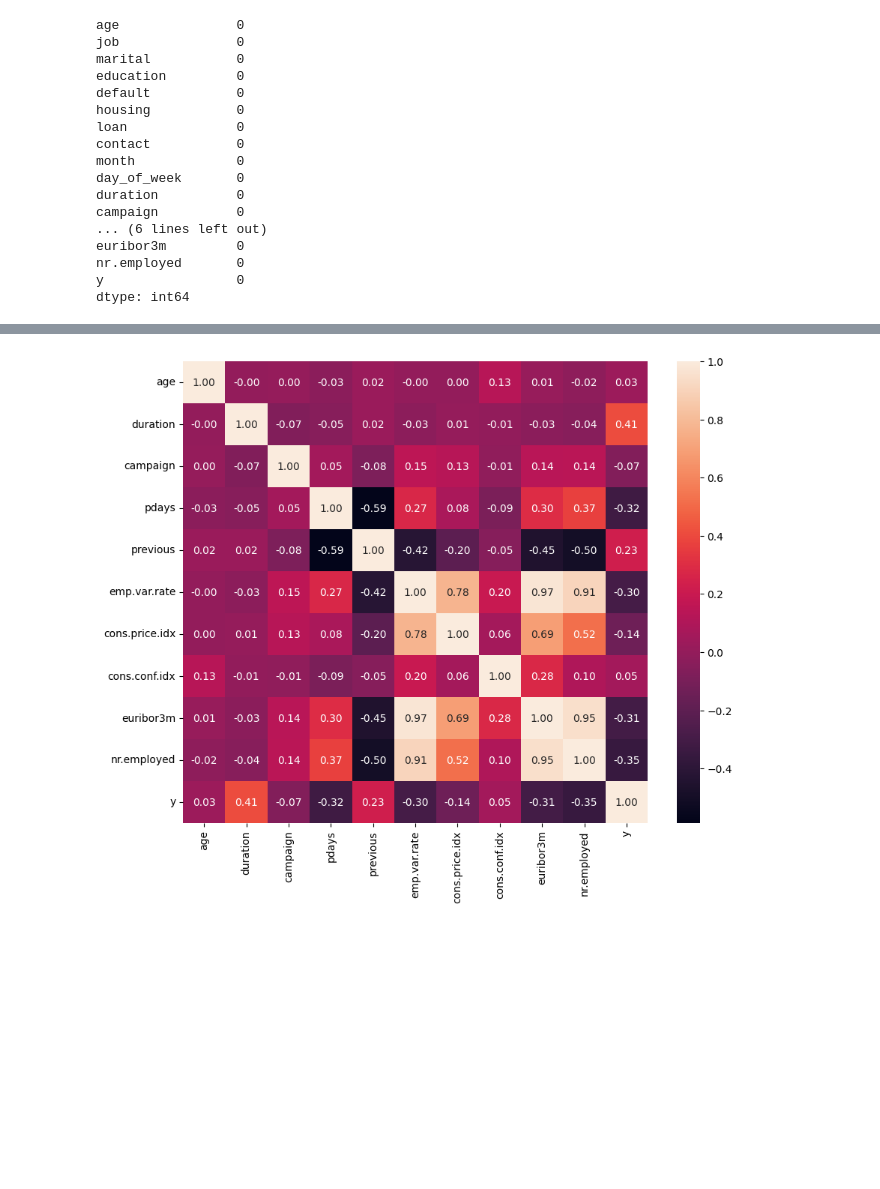
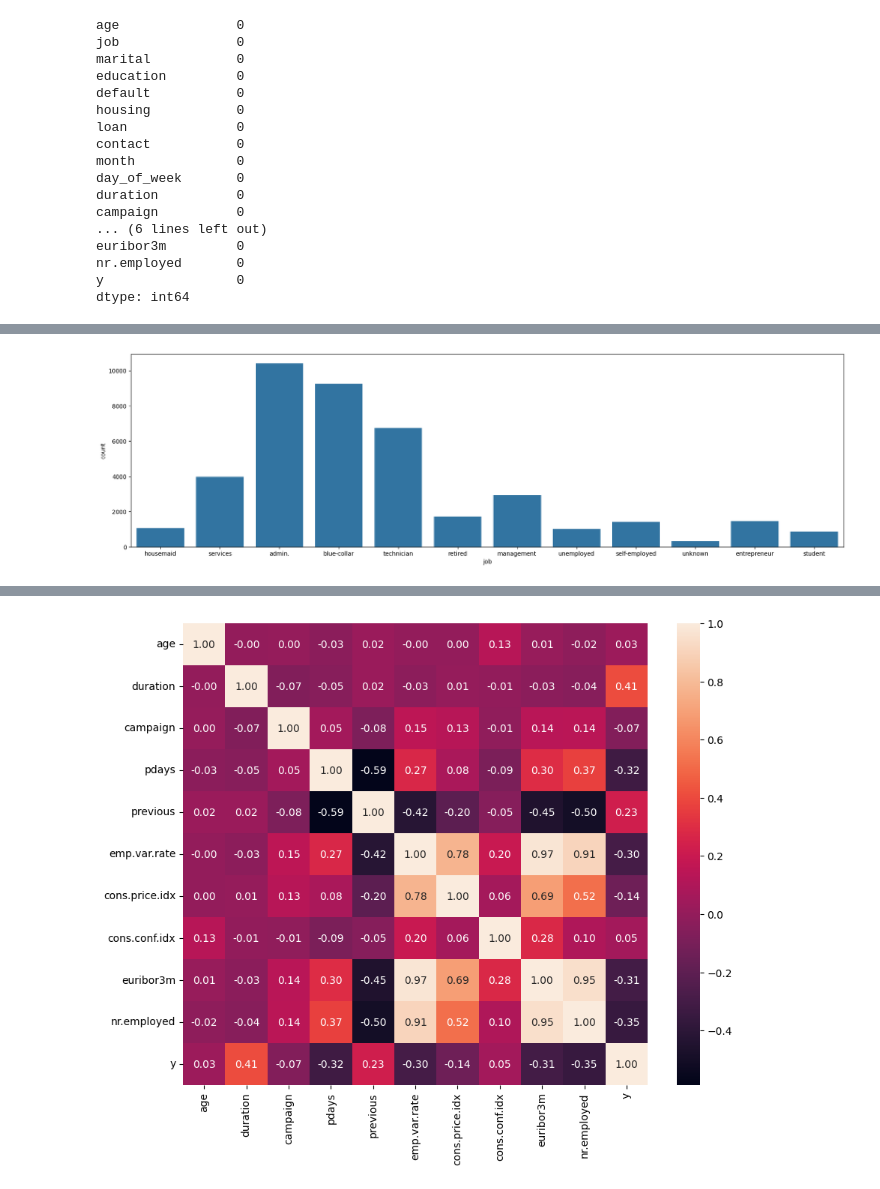
Before and after one commit to Egor1077/Works, a Jupyter notebook: Bank marketing campaign/Analysis.ipynb, the cells around one changed output, grey strips where cells are left out. Drawn from its saved outputs; the diff is of its cells as text; code cells hidden in the pictures; blank space fills up the shorter version.

```diff
--- a/Bank marketing campaign/Analysis.ipynb
+++ b/Bank marketing campaign/Analysis.ipynb
@@ -42,0 +71,8 @@ dtype: int64
+# %%
+# job bar plot
+
+plt.figure(figsize=(22, 6))
+sns.countplot(x='job', data=df)
+plt.show()
+# %% [output]
+[figure, added]
```
Also changed, not shown: parts of 21 cells of this notebook, 1 other file.
